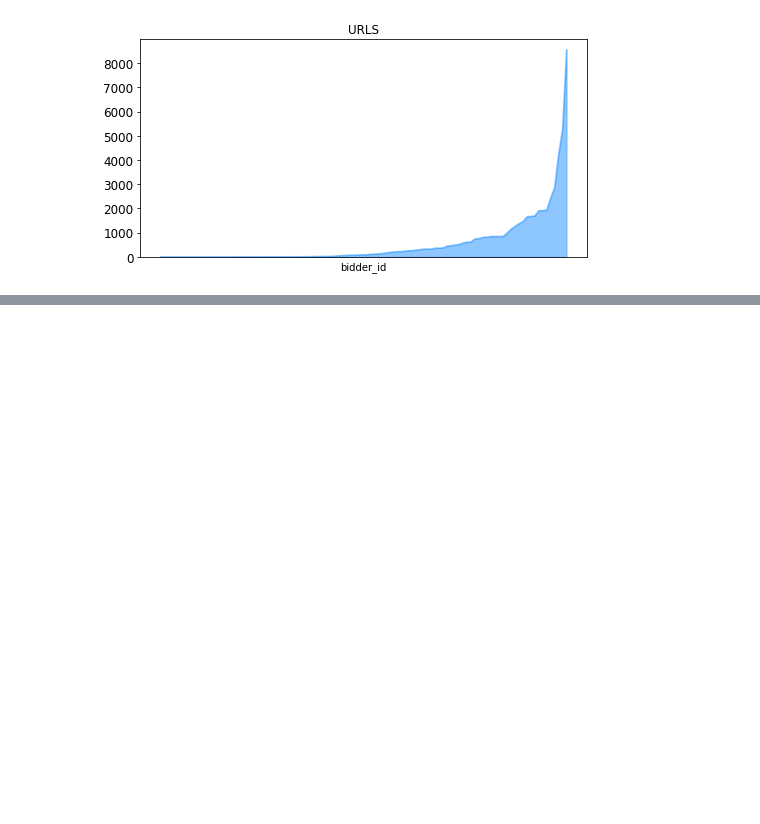
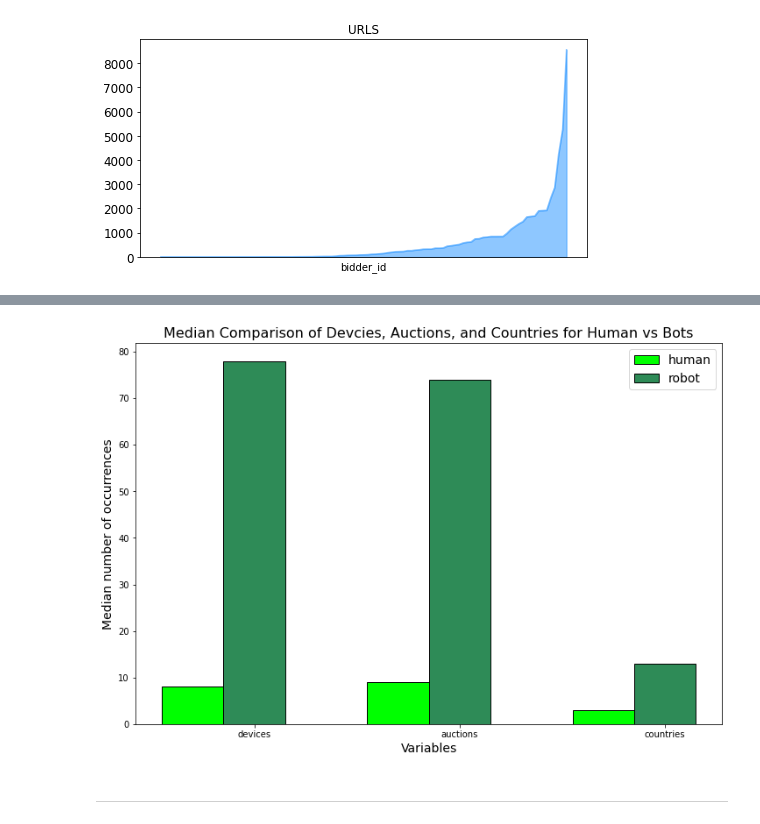
Before and after one commit to gabriellewald/auction-fraud-detection, a Jupyter notebook: notebooks/2_exploratory_data_analysis.ipynb, the cells around one changed output, grey strips where cells are left out. Saved outputs shown, nothing was run; the diff lists cells and outputs as text; code cells hidden in the pictures; blank space fills up the shorter version.

```diff
--- a/notebooks/2_exploratory_data_analysis.ipynb
+++ b/notebooks/2_exploratory_data_analysis.ipynb
@@ -616,0 +693,35 @@ plt.legend()
+# %%
+f, ax = plt.subplots(figsize=(12, 8))
+
+# width of the bars
+barWidth = 0.3
+
+# Choose the height of the human bars
+bars1 = [8, 9, 3]
+
+# Choose the height of the robot bars
+bars2 = [78, 74, 13]
+
+# The x position of bars
+r1 = np.arange(len(bars1))
+r2 = [x + barWidth for x in r1]
+
+# Create blue bars
+plt.bar(r1, bars1, width = barWidth, color = 'lime', edgecolor = 'black', label='human')
+
+# Create cyan bars
+plt.bar(r2, bars2, width = barWidth, color = 'seagreen', edgecolor = 'black', label='robot')
+
+# general layout
+plt.xticks([r + barWidth for r in range(len(bars1))], ['devices', 'auctions', 'countries'])
+plt.ylabel('Median number of occurrences', fontsize=14)
+plt.xlabel('Variables', fontsize=14)
+plt.title('Median Comparison of Devcies, Auctions, and Countries for Human vs Bots', fontsize=16)
+plt.legend(fontsize=14)
+
+# Show graphic
+plt.show()
+# %% [output]
+[figure, added]
+# %% [markdown]
+-------
```
Also changed, not shown: parts of 6 cells of this notebook, 2 other files.
